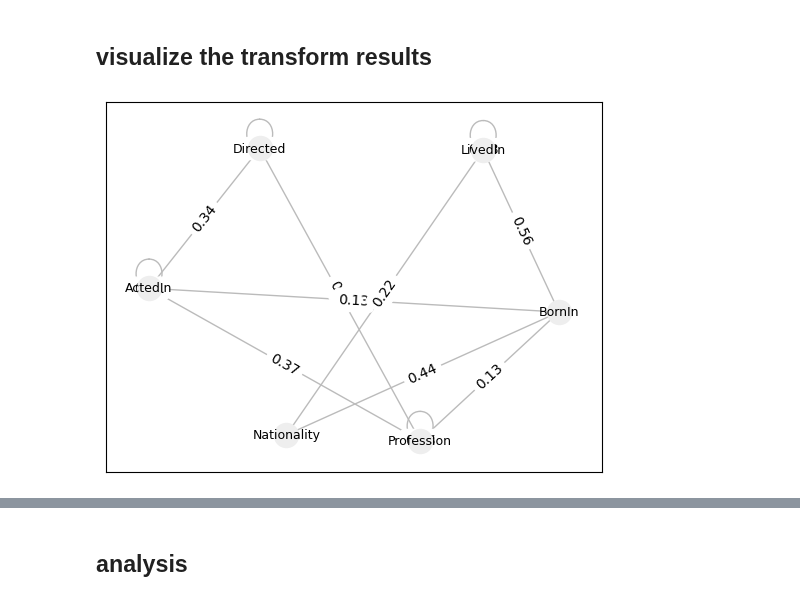
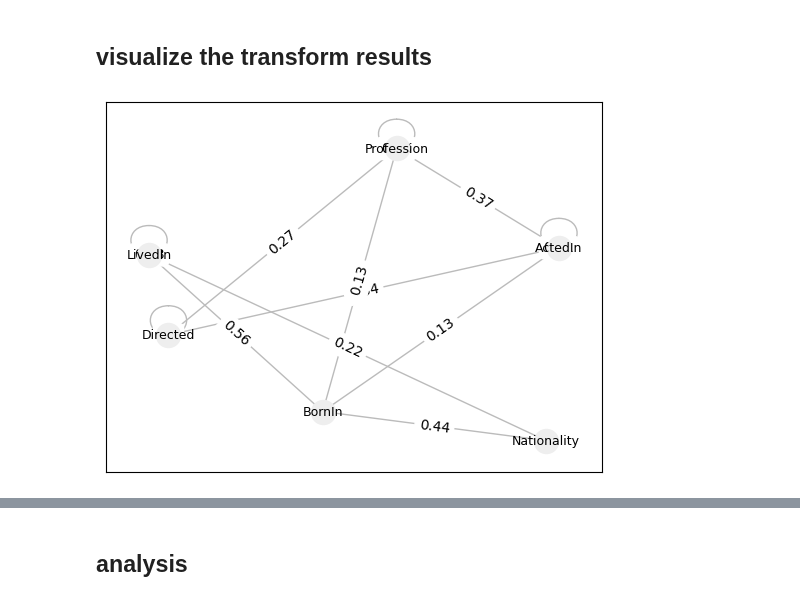
Before and after one commit to DerwenAI/textgraphs, a Jupyter notebook: examples/ex1_0.ipynb, the cells around one changed output, grey strips where cells are left out. Cells and saved outputs as stored; diff of their text form; code cells hidden in the pictures.

Commit message:
impl Graph of Relations

```diff
--- a/examples/ex1_0.ipynb
+++ b/examples/ex1_0.ipynb
@@ -263,7 +247,7 @@ ic| scores: {(0, 0): 0.3,
 # %% [markdown]
 ## visualize the transform results
 # %%
-graph.render_gor(scores)
+graph.render_gor_plt(scores)
 plt.show()
 # %% [output]
-[figure, old version]
+[figure, new version]
```
Also changed, not shown: parts of 8 cells of this notebook, 18 other files.
